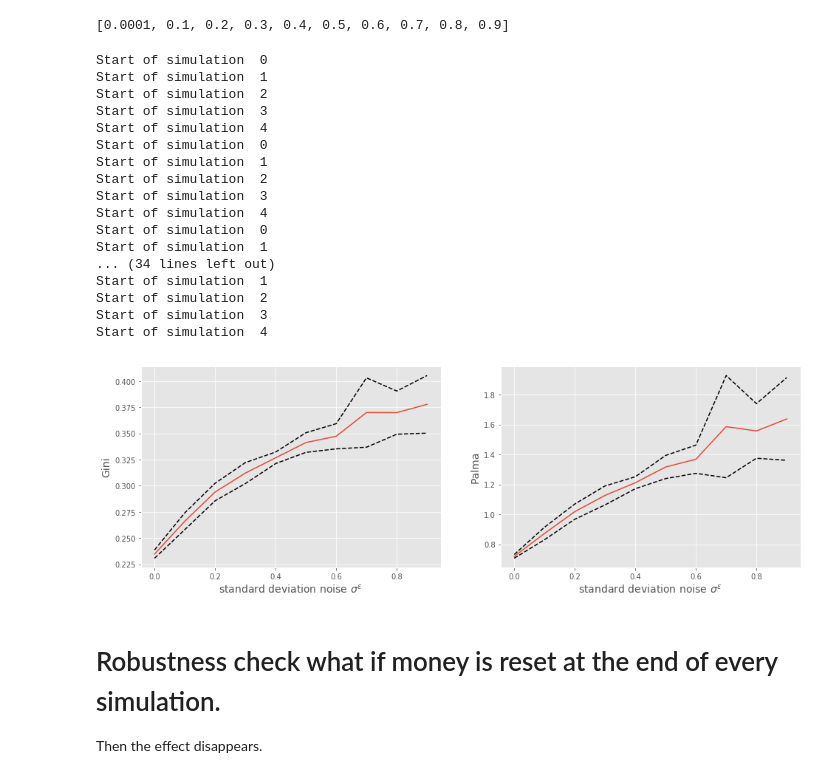
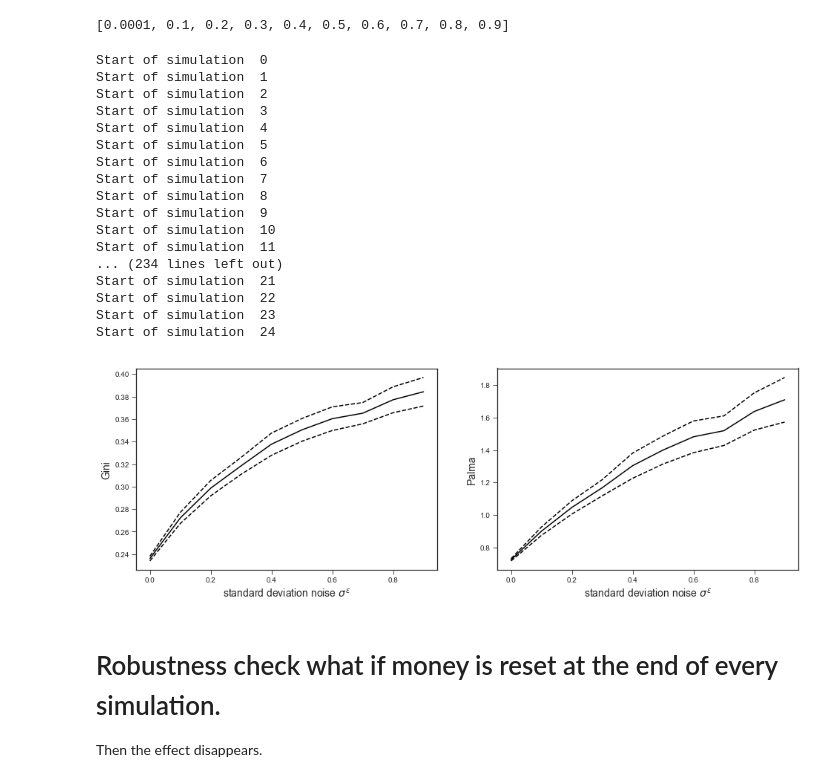
Before and after one commit to joerischasfoort/asset_volatility_wealth_inequality, a Jupyter notebook: volatility_inequality_model.ipynb, the cells around one changed output. Saved outputs shown, nothing was run; the diff lists cells and outputs as text; code cells hidden in the pictures.

```diff
--- a/volatility_inequality_model.ipynb
+++ b/volatility_inequality_model.ipynb
@@ -15,7 +15,7 @@ from functions.evolutionaryalgo import *
 import scipy.stats as stats
 from SALib.sample import latin
 # %%
-style.use('ggplot')
+style.use('seaborn-ticks')
 # %% [markdown]
 # Asset price volatility and wealth inequality
 
@@ -184,7 +184,7 @@ for i, name in enumerate(problem['names']):
 # %%
 #params['std_noise'] = 2.0
 # %%
-NRUNS = 2
+NRUNS = 50
 # %%
 trdrs0 = []
 orbs0 = []
@@ -315,7 +330,7 @@ stdev_fun = [x / 100.0 for x in range(0, 100, 10)]
 # %%
 params['ticks'] = 600
 # %%
-NRUNS = 5
+NRUNS = 25
 # %%
 stdev_fun[0] = 0.0001
 # %%
@@ -341,18 +356,18 @@ Start of simulation  1
 Start of simulation  2
 Start of simulation  3
 Start of simulation  4
-Start of simulation  0
-Start of simulation  1
-Start of simulation  2
-Start of simulation  3
-Start of simulation  4
-Start of simulation  0
-Start of simulation  1
-... (34 lines left out)
-Start of simulation  1
-Start of simulation  2
-Start of simulation  3
-Start of simulation  4
+Start of simulation  5
+Start of simulation  6
+Start of simulation  7
+Start of simulation  8
+Start of simulation  9
+Start of simulation  10
+Start of simulation  11
+... (234 lines left out)
+Start of simulation  21
+Start of simulation  22
+Start of simulation  23
+Start of simulation  24
 # %%
 full_stdev_fun = []
 for exp in range(experiments):
@@ -419,23 +434,23 @@ for x in range(experiments):
 # %%
 fig, (ax1, ax2) = plt.subplots(1, 2, figsize=[16,5])
 
-ax1.plot(stdev_fun, gini_averages)
+ax1.plot(stdev_fun, gini_averages, 'k')
 ax1.plot(stdev_fun, gini_conf_interval_uppers, 'k--')
 ax1.plot(stdev_fun, gini_conf_intervals_lowers, 'k--')
 
-ax2.plot(stdev_fun, palma_averages)
+ax2.plot(stdev_fun, palma_averages, 'k')
 ax2.plot(stdev_fun, palma_conf_interval_uppers, 'k--')
 ax2.plot(stdev_fun, palma_conf_intervals_lowers, 'k--')
 
 ax1.set_ylabel('Gini', fontsize=14)
 ax2.set_ylabel('Palma', fontsize=14)
 
 for ax in [ax1, ax2]:
     ax.set_xlabel('standard deviation noise $\sigma^{\epsilon}$', fontsize=14)
 
 fig.savefig('stdev_f_inequality.png', dpi=200, bbox_inches = 'tight', pad_inches = 0)
 # %% [output]
-[figure, old version]
+[figure, new version]
 # %% [markdown]
 # Robustness check what if money is reset at the end of every simulation.
 
```
Also changed, not shown: parts of 10 cells of this notebook, 2 other files.
